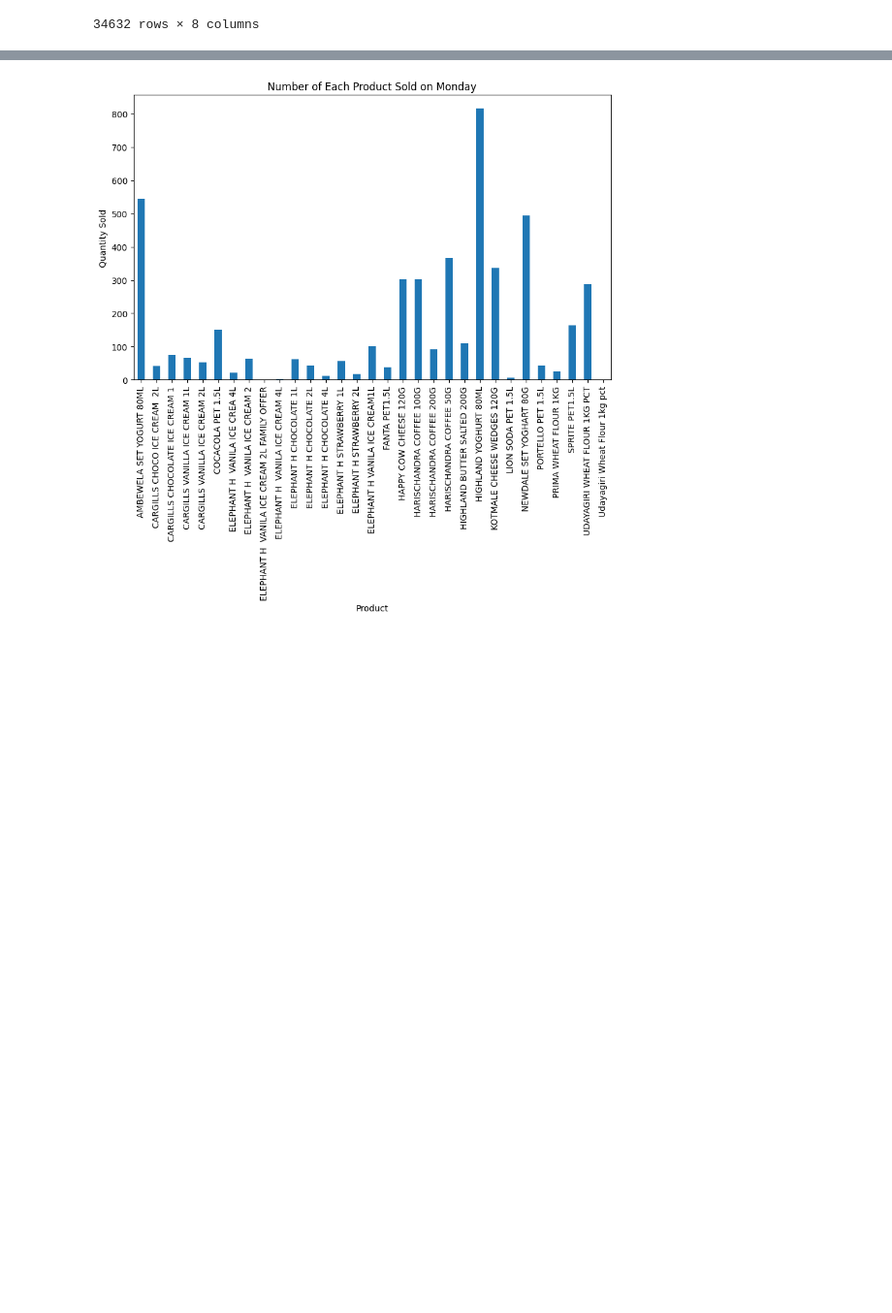
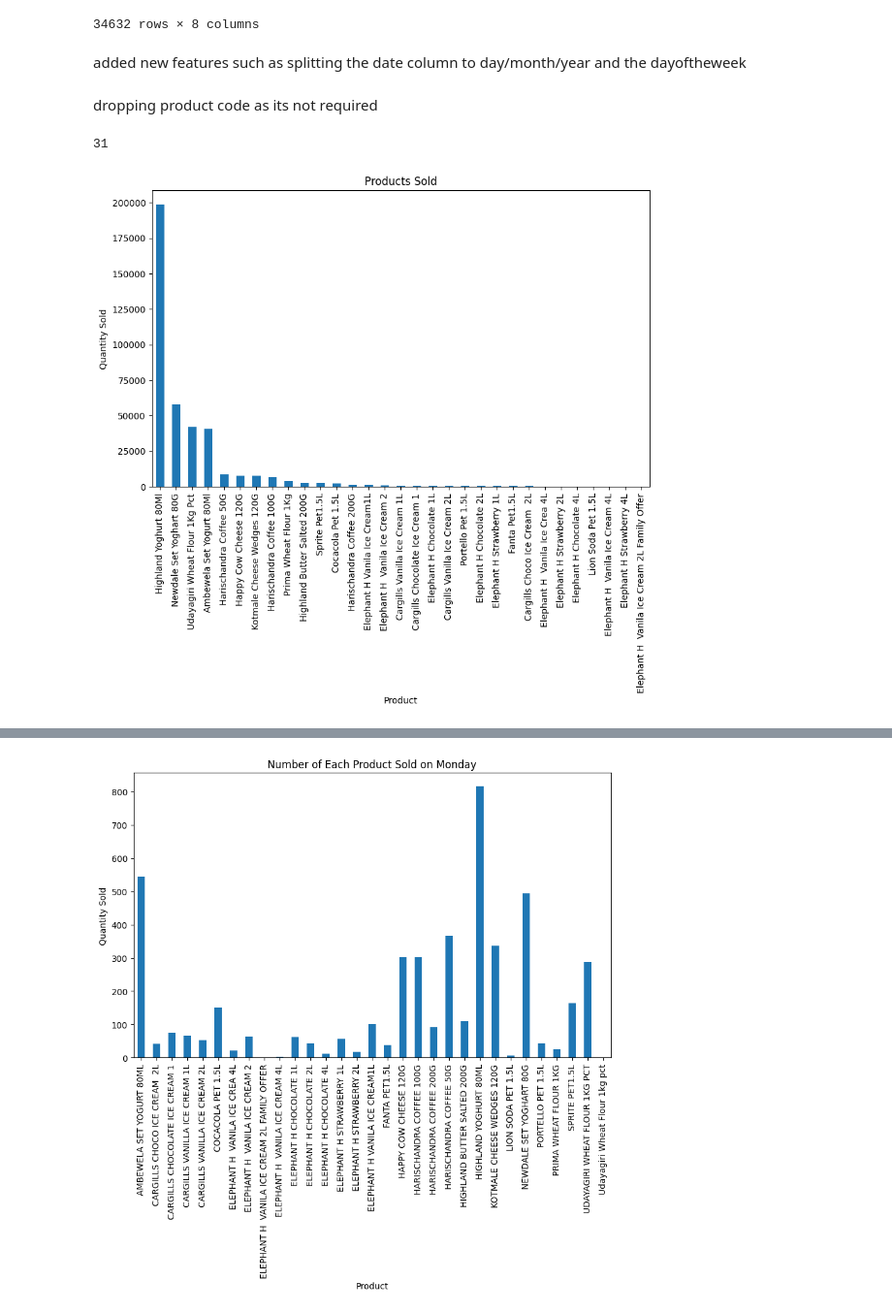
Before and after one commit to hammaadrizwan/marketwiz, a Jupyter notebook: SalesEDA.ipynb, the cells around one changed output, grey strips where cells are left out. Shown at 97% size. Cells and saved outputs as stored; diff of their text form; code cells hidden in the pictures; blank space fills up the shorter version.

```diff
--- a/SalesEDA.ipynb
+++ b/SalesEDA.ipynb
@@ -93,13 +93,13 @@ There are no rows with missing values in the dataset. However, there are some ne
 # %%
 import pandas as pd
 
-df= final_df.copy()
-df['DATE'] = pd.to_datetime(df['DATE'], format='%d/%m/%Y')  # Specify the correct date format
 
-df['Day'] = df['DATE'].dt.day
-df['Month'] = df['DATE'].dt.month
-df['Year'] = df['DATE'].dt.year
-df['DayOfWeek'] = df['DATE'].dt.day_name()
+final_df['DATE'] = pd.to_datetime(final_df['DATE'], format='%d/%m/%Y')  # split the function to correct format
+
+final_df['Day'] = final_df['DATE'].dt.day
+final_df['Month'] = final_df['DATE'].dt.month
+final_df['Year'] = final_df['DATE'].dt.year
+final_df['DayOfWeek'] = final_df['DATE'].dt.day_name()
 
 df
 # %% [output]
@@ -116,3 +116,26 @@ df
 | 34630 | 2023-11-02 | 34686 | CARGILLS VANILLA ICE CREAM 2L | 2.0 | 2 | 11 | 2023 | Thursday |
 | 34631 | 2023-11-02 | 34686 | CARGILLS VANILLA ICE CREAM 2L | 1.0 | 2 | 11 | 2023 | Thursday |
 34632 rows × 8 columns
+# %% [markdown]
+added new features such as splitting the date column to day/month/year and the dayoftheweek
+# %%
+final_df=final_df.drop(["PRODUCT CODE"],axis=1)
+# %% [markdown]
+dropping product code as its not required
+# %%
+description = final_df["DESCRIPTION"]
+description.nunique()## to get the number of different products
+# %% [output]
+31
+# %%
+
+top_products = final_df.groupby('DESCRIPTION')['QTY'].sum().sort_values(ascending=False)
+
+plt.figure(figsize=(10, 6))
+top_products.plot(kind='bar')
+plt.title('Products Sold')
+plt.xlabel('Product')
+plt.ylabel('Quantity Sold')
+plt.show()
+# %% [output]
+[figure, added]
```
Also changed, not shown: parts of 6 cells of this notebook.
